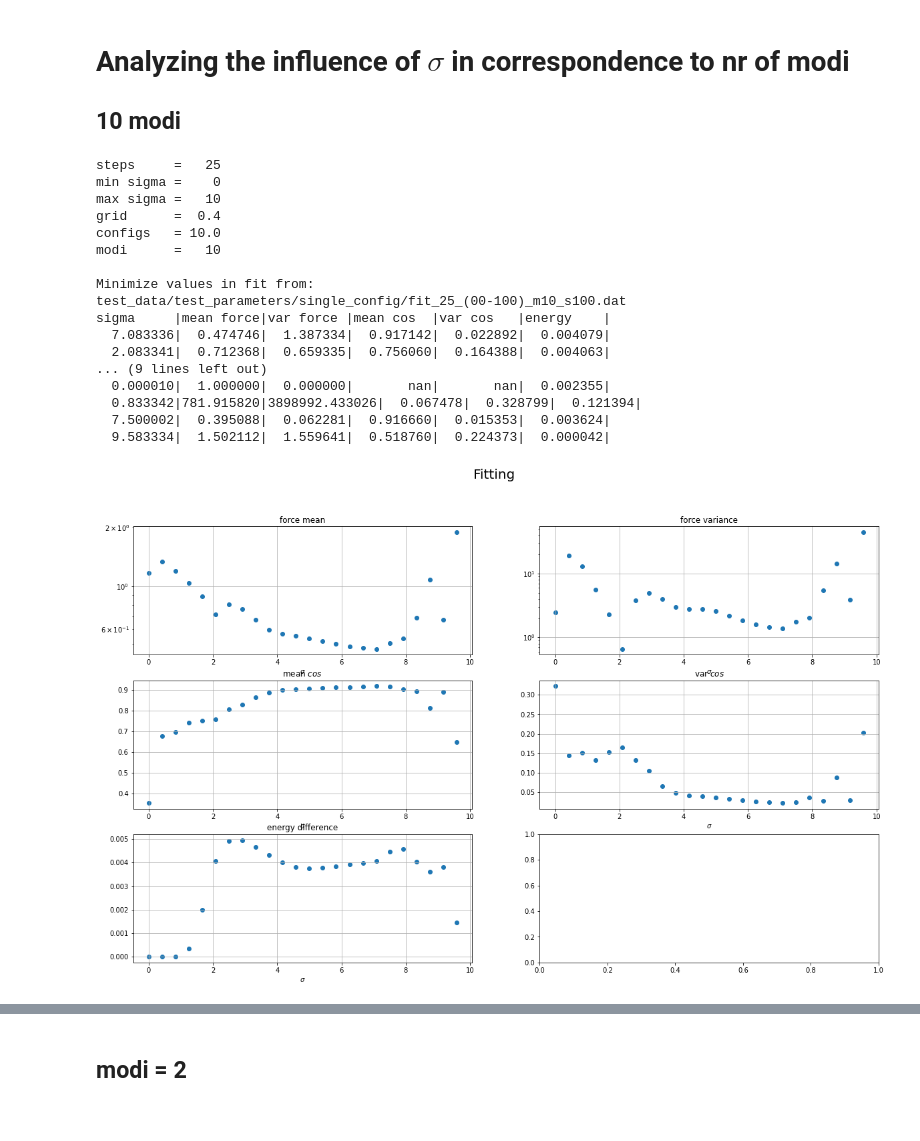
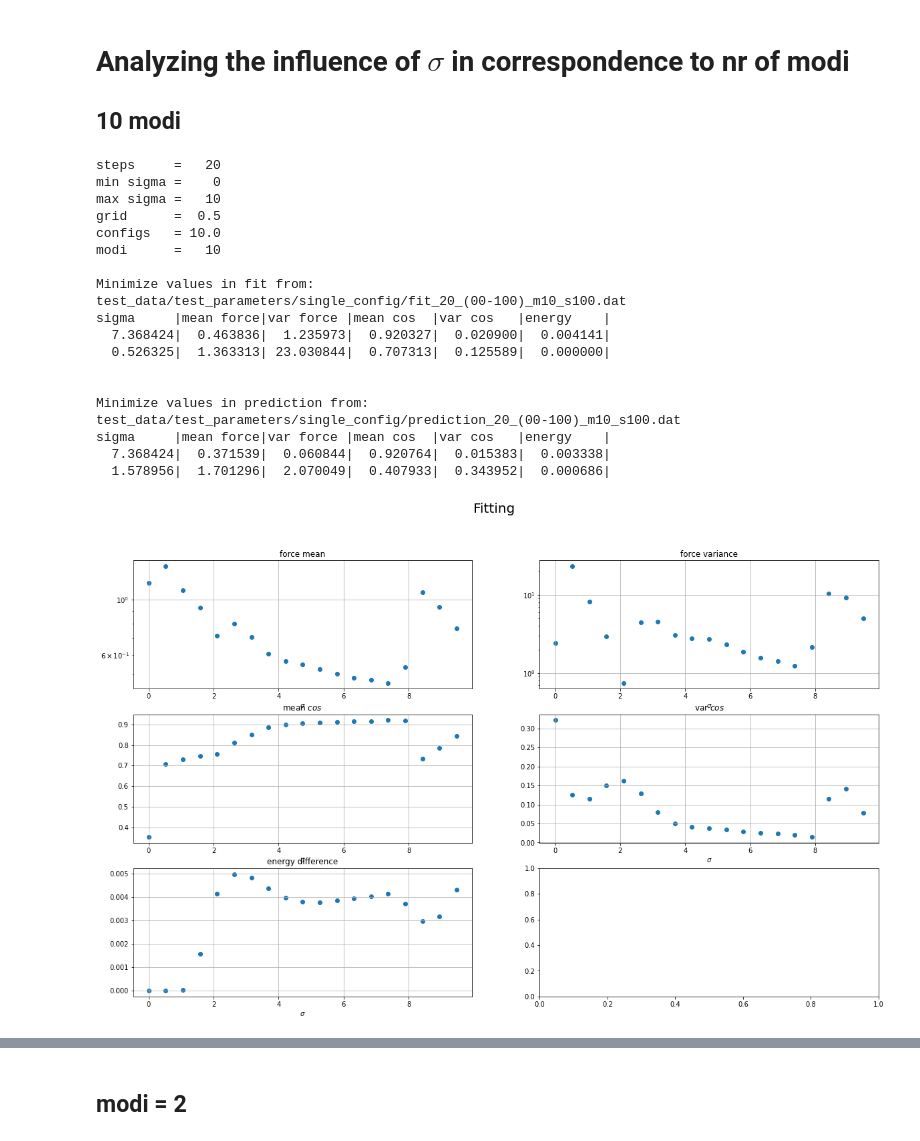
Before and after one commit to Lactose94/LP-Machine-Learning, a Jupyter notebook: quality_single.ipynb, the cells around one changed output, grey strips where cells are left out. Drawn from its saved outputs; the diff is of its cells as text; code cells hidden in the pictures.

Commit message:
Sampled data for multiple configurations

```diff
--- a/quality_single.ipynb
+++ b/quality_single.ipynb
@@ -19,7 +19,7 @@ def make_header(path, data, case):
     print(f'Minimize values in {case} from:')
     print(path)
     print(f'{"sigma":10}|{"mean force":10}|{"var force":10}|{"mean cos":10}|{"var cos":10}|{"energy":10}|')
-    for i in range(1, 6):
+    for i in (1, 5): #range(1, 6):
         line = ""
         for val in min_sigma_of_axis(data, i):
             line += f'{val:10.6f}|'
@@ -63,23 +63,25 @@ def analyze(n: int, min_sigma, max_sigma, modi, stepsize, max_n=-1):
 # Analyzing the influence of $\sigma$ in correspondence to nr of modi
 ## 10 modi
 # %%
-analyze(25, 0, 10, 10, 100)
+analyze(20, 0, 10, 10, 100)
 # %% [output]
-steps     =   25
+steps     =   20
 min sigma =    0
 max sigma =   10
-grid      =  0.4
+grid      =  0.5
 configs   = 10.0
 modi      =   10
 
 Minimize values in fit from:
-test_data/test_parameters/single_config/fit_25_(00-100)_m10_s100.dat
+test_data/test_parameters/single_config/fit_20_(00-100)_m10_s100.dat
 sigma     |mean force|var force |mean cos  |var cos   |energy    |
-  7.083336|  0.474746|  1.387334|  0.917142|  0.022892|  0.004079|
-  2.083341|  0.712368|  0.659335|  0.756060|  0.164388|  0.004063|
-... (9 lines left out)
-  0.000010|  1.000000|  0.000000|       nan|       nan|  0.002355|
-  0.833342|781.915820|3898992.433026|  0.067478|  0.328799|  0.121394|
-  7.500002|  0.395088|  0.062281|  0.916660|  0.015353|  0.003624|
-  9.583334|  1.502112|  1.559641|  0.518760|  0.224373|  0.000042|
+  7.368424|  0.463836|  1.235973|  0.920327|  0.020900|  0.004141|
+  0.526325|  1.363313| 23.030844|  0.707313|  0.125589|  0.000000|
+
+
+Minimize values in prediction from:
+test_data/test_parameters/single_config/prediction_20_(00-100)_m10_s100.dat
+sigma     |mean force|var force |mean cos  |var cos   |energy    |
+  7.368424|  0.371539|  0.060844|  0.920764|  0.015383|  0.003338|
+  1.578956|  1.701296|  2.070049|  0.407933|  0.343952|  0.000686|
-[figure, old version]
+[figure, new version]
```
Also changed, not shown: parts of 11 cells of this notebook, 47 other files.
